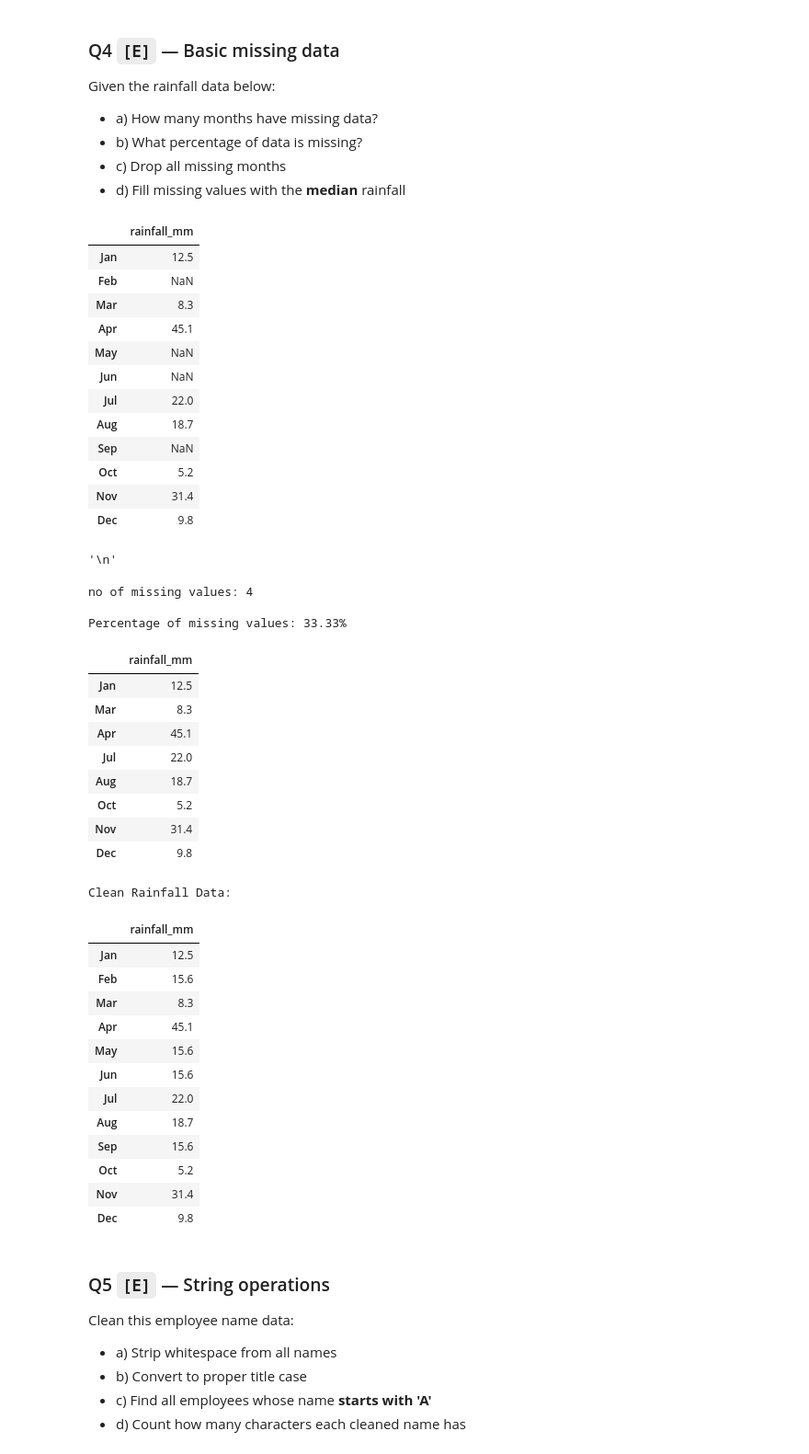
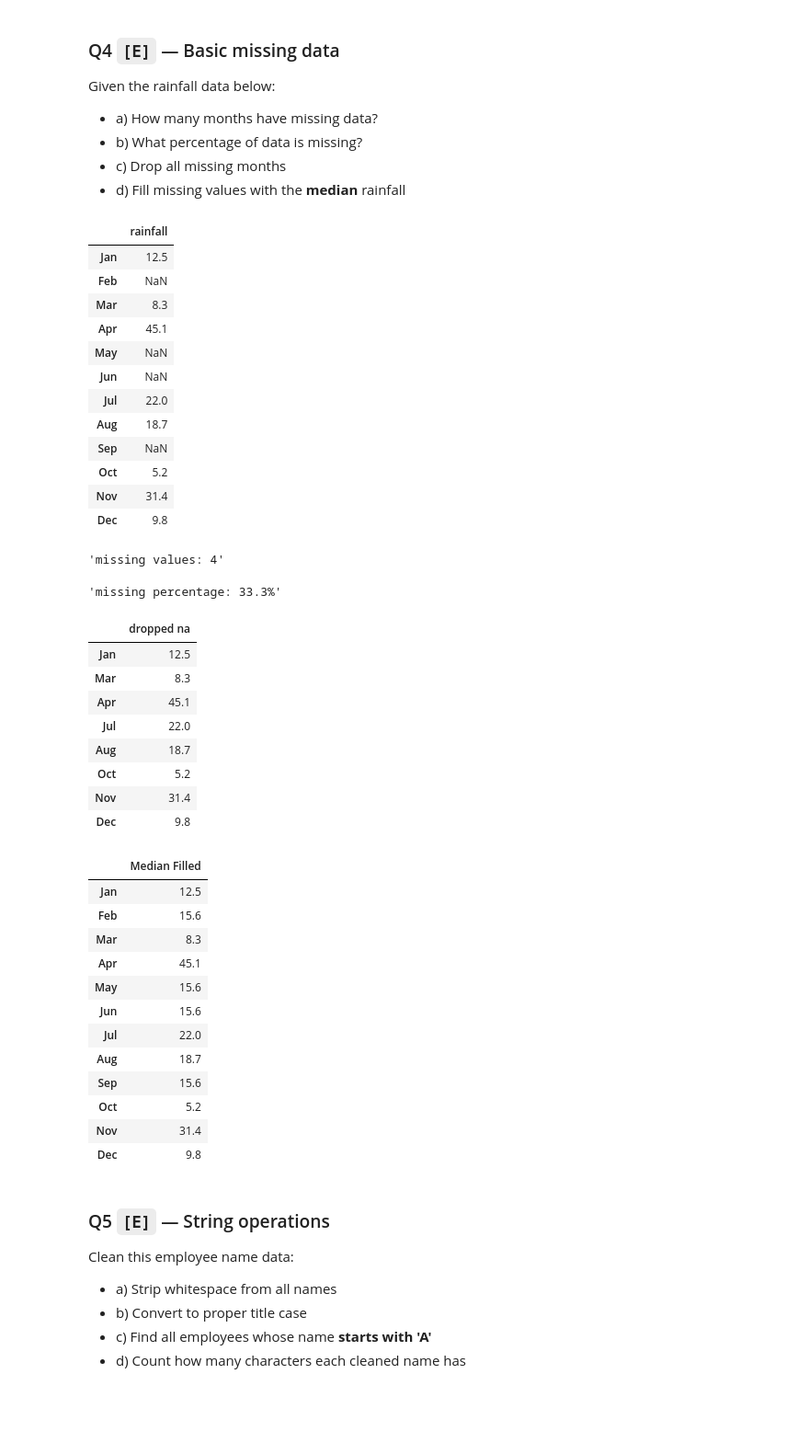
Before and after one commit to abhishekkatewaofficial-lab/Machine-Learning, a Jupyter notebook: Notes/Pandas/2. Intermediate/01_pandas_foundations_and_series.ipynb, the cells around one changed output. Shown at 92% size. Drawn from its saved outputs; the diff is of its cells as text; code cells hidden in the pictures; blank space fills up the shorter version.

```diff
--- a/Notes/Pandas/2. Intermediate/01_pandas_foundations_and_series.ipynb
+++ b/Notes/Pandas/2. Intermediate/01_pandas_foundations_and_series.ipynb
@@ -1734,31 +1727,31 @@ Given the rainfall data below:
 # %%
 rainfall_mm = pd.Series(
     [12.5, None, 8.3, 45.1, None, None, 22.0, 18.7, None, 5.2, 31.4, 9.8],
     index=["Jan","Feb","Mar","Apr","May","Jun","Jul","Aug","Sep","Oct","Nov","Dec"],
     name="rainfall_mm"
 )
 
-display(rainfall_mm.to_frame(),"\n")
+display(rainfall_mm.to_frame(name='rainfall'))
 
 # Q4a — Count missing
 
-print(f"no of missing values:",rainfall_mm[rainfall_mm.isna()].size,"\n")
+display(f'missing values: {rainfall_mm[rainfall_mm.isna()].size}')
 
 # Q4b — Percentage missing
 
-missing_percentage = (rainfall_mm.isna().sum() / rainfall_mm.size) * 100
-print(f"Percentage of missing values: {missing_percentage:.2f}%")
+display(f"missing percentage: {rainfall_mm.isna().mean()*100:.1f}%")
 
 # Q4c — Drop missing
 
-display(rainfall_mm.dropna().to_frame())
+display(rainfall_mm.dropna().to_frame(name='dropped na'))
 
 # Q4d — Fill with median
 
-print("\nClean Rainfall Data:")
-display(rainfall_mm.fillna(rainfall_mm.median()).to_frame())
+median_rainfall = rainfall_mm.median()
+
+display(rainfall_mm.fillna(median_rainfall).to_frame(name='Median Filled'))
 # %% [output]
-|  | rainfall_mm |
+|  | rainfall |
 | Jan | 12.5 |
 | Feb | NaN |
 | Mar | 8.3 |
@@ -1771,11 +1764,9 @@ display(rainfall_mm.fillna(rainfall_mm.median()).to_frame())
 | Oct | 5.2 |
 | Nov | 31.4 |
 | Dec | 9.8 |
-'\n'
+'missing values: 4'
-no of missing values: 4
-
-Percentage of missing values: 33.33%
+'missing percentage: 33.3%'
-|  | rainfall_mm |
+|  | dropped na |
 | Jan | 12.5 |
 | Mar | 8.3 |
 | Apr | 45.1 |
@@ -1784,8 +1775,7 @@ Percentage of missing values: 33.33%
 | Oct | 5.2 |
 | Nov | 31.4 |
 | Dec | 9.8 |
-Clean Rainfall Data:
-|  | rainfall_mm |
+|  | Median Filled |
 | Jan | 12.5 |
 | Feb | 15.6 |
 | Mar | 8.3 |
```
Also changed, not shown: parts of 12 cells of this notebook, 10 other files.
